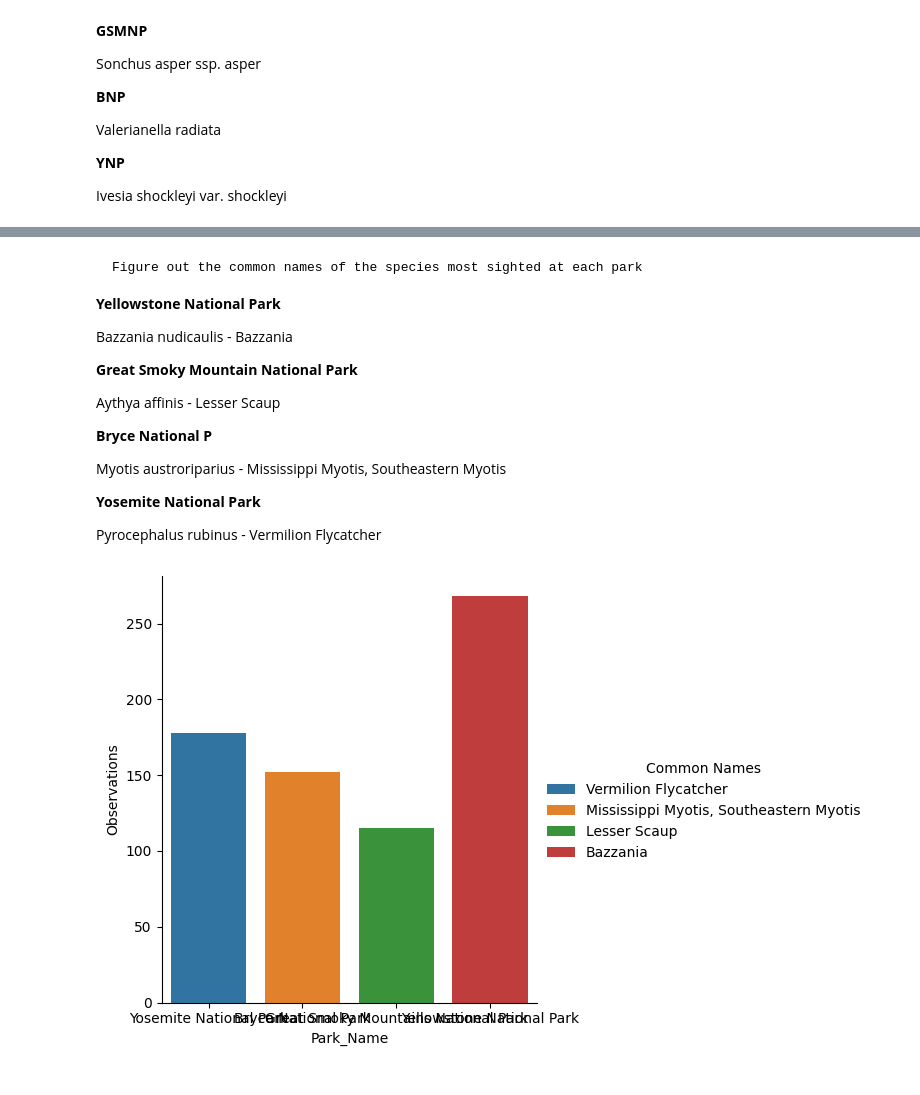
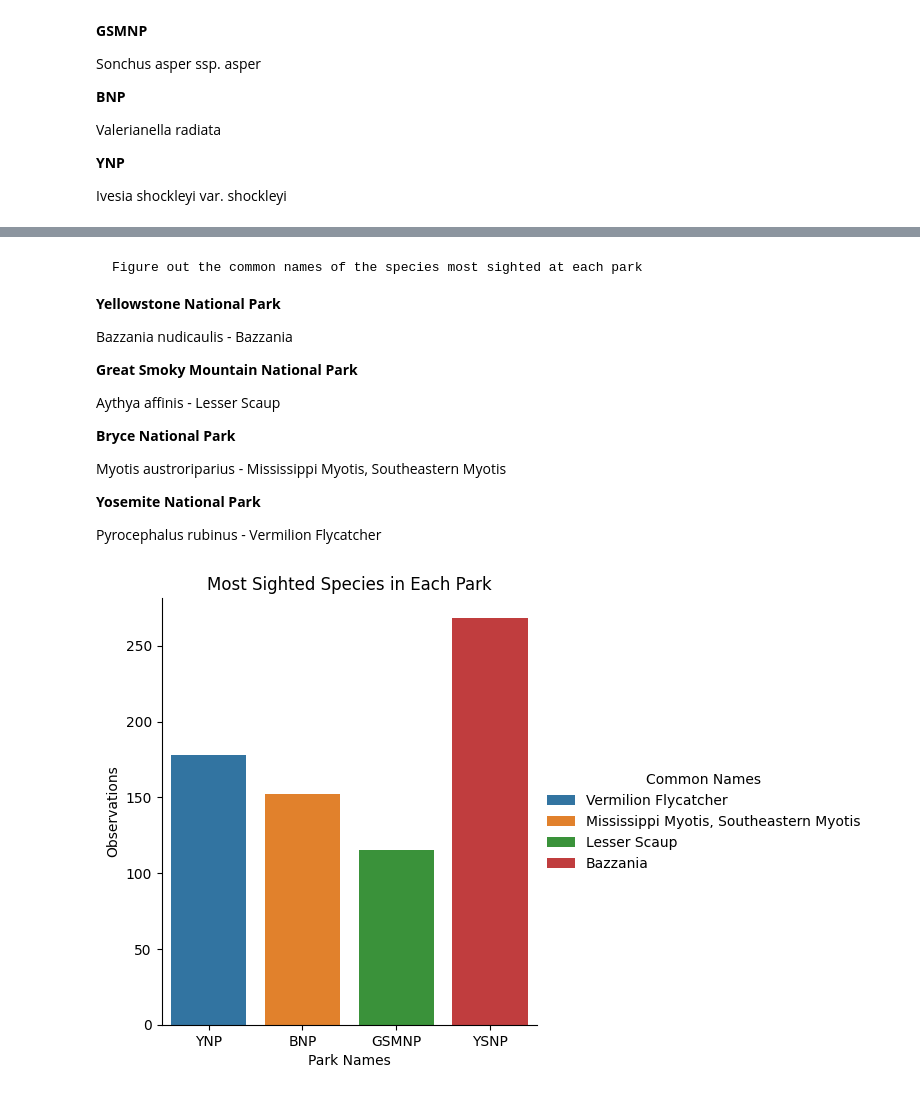
Before and after one commit to bridgetmanu/Data-as-a-Lens---Investigating-Wildlife-Conservation-Patterns, a Jupyter notebook: source code.ipynb, the cells around one changed output, grey strips where cells are left out. Cells and saved outputs as stored; diff of their text form; code cells hidden in the pictures.

Commit message:
updated bar graph

```diff
--- a/source code.ipynb
+++ b/source code.ipynb
@@ -242,7 +204,7 @@ Bazzania nudicaulis - Bazzania
 
 Aythya affinis - Lesser Scaup
 
-**Bryce National P**
+**Bryce National Park**
 
 Myotis austroriparius - Mississippi Myotis, Southeastern Myotis
 
@@ -252,26 +214,38 @@ Pyrocephalus rubinus - Vermilion Flycatcher
 # %%
 parks = ["Yosemite National Park", "Bryce National Park",
          "Great Smoky Mountains National Park", "Yellowstone National Park"]
 
 sight = [] # initialize a list to store the values retrieved
 sighted = pd.DataFrame() # initialize a dataframe to store the values retrieved
 
 def sighted_scientific(parks):
   global sight # use the sight list variable already defined in the global scope
   global sighted # use the sighted dataframe variable already defined in the global scope
   for park in parks:
     new_data=pd.read_sql_query(
     "SELECT scientific_name, common_names, observations, park_name FROM merged_data where park_name = '"+
     park +"'order by observations DESC limit 1", sql2)
     sight.append(new_data)
   sighted = pd.concat(sight)
   return sighted
 
 sighted_scientific(parks)
 
-bgraph = sns.catplot(data=sighted, kind="bar", x="park_name", y="observations", hue="common_names")
-bgraph.set_axis_labels("Park_Name", "Observations") #, labelpad=10
+# creates a new variable to store the abbreviations of each park name
+
+sighted['park_abbrev'] = sighted['park_name'].map({
+    'Yosemite National Park': 'YNP',
+    'Bryce National Park': 'BNP',
+    'Great Smoky Mountains National Park': 'GSMNP',
+    'Yellowstone National Park': 'YSNP'
+})
+
+
+# creates a bar graph using seaborn
+bgraph = sns.catplot(data=sighted, kind="bar", x="park_abbrev", y="observations", hue="common_names")
+bgraph.set_axis_labels("Park Names", "Observations")
 bgraph.legend.set_title("Common Names")
+plt.title("Most Sighted Species in Each Park")
 plt.show()
 # %% [output]
-[figure, old version]
+[figure, new version]
```
Also changed, not shown: parts of 8 cells of this notebook.
